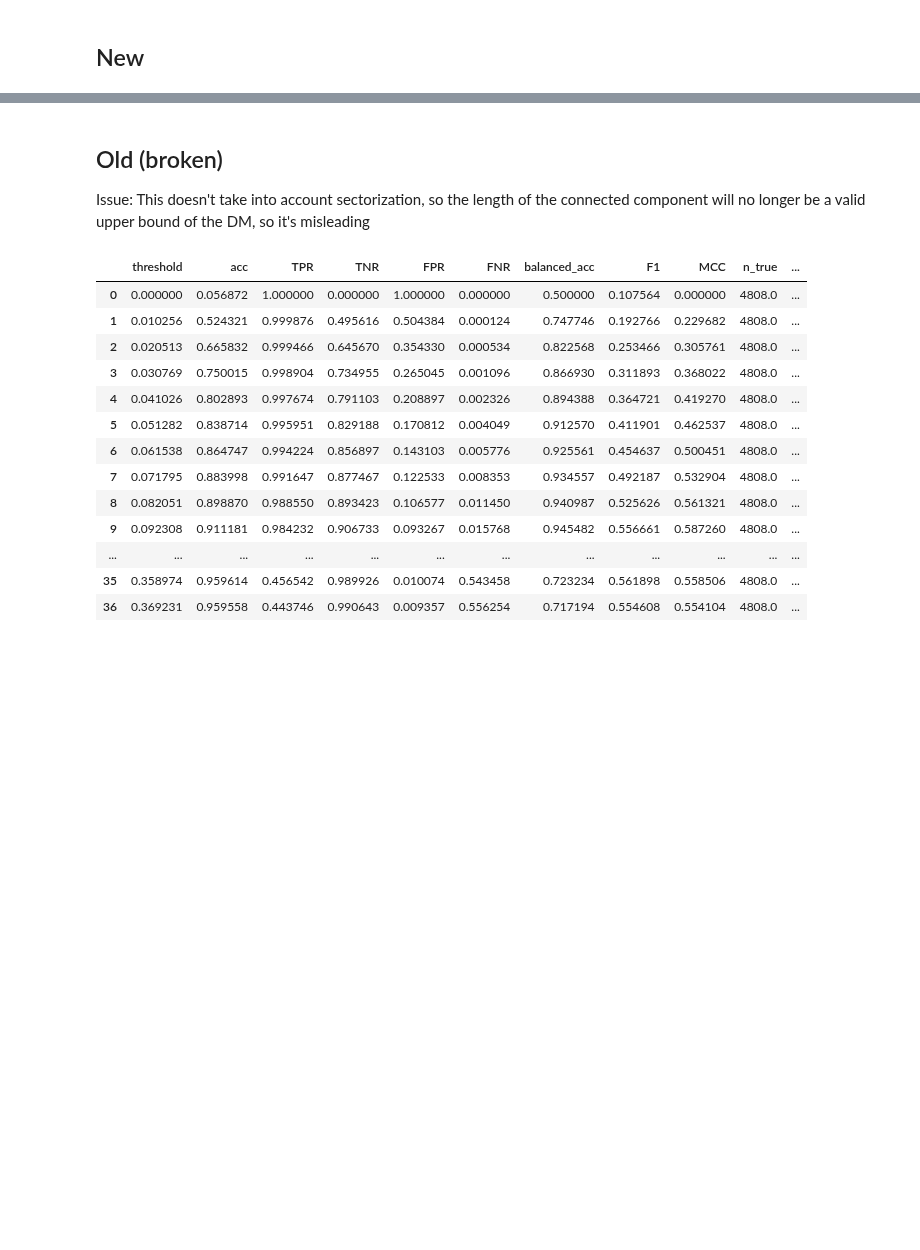
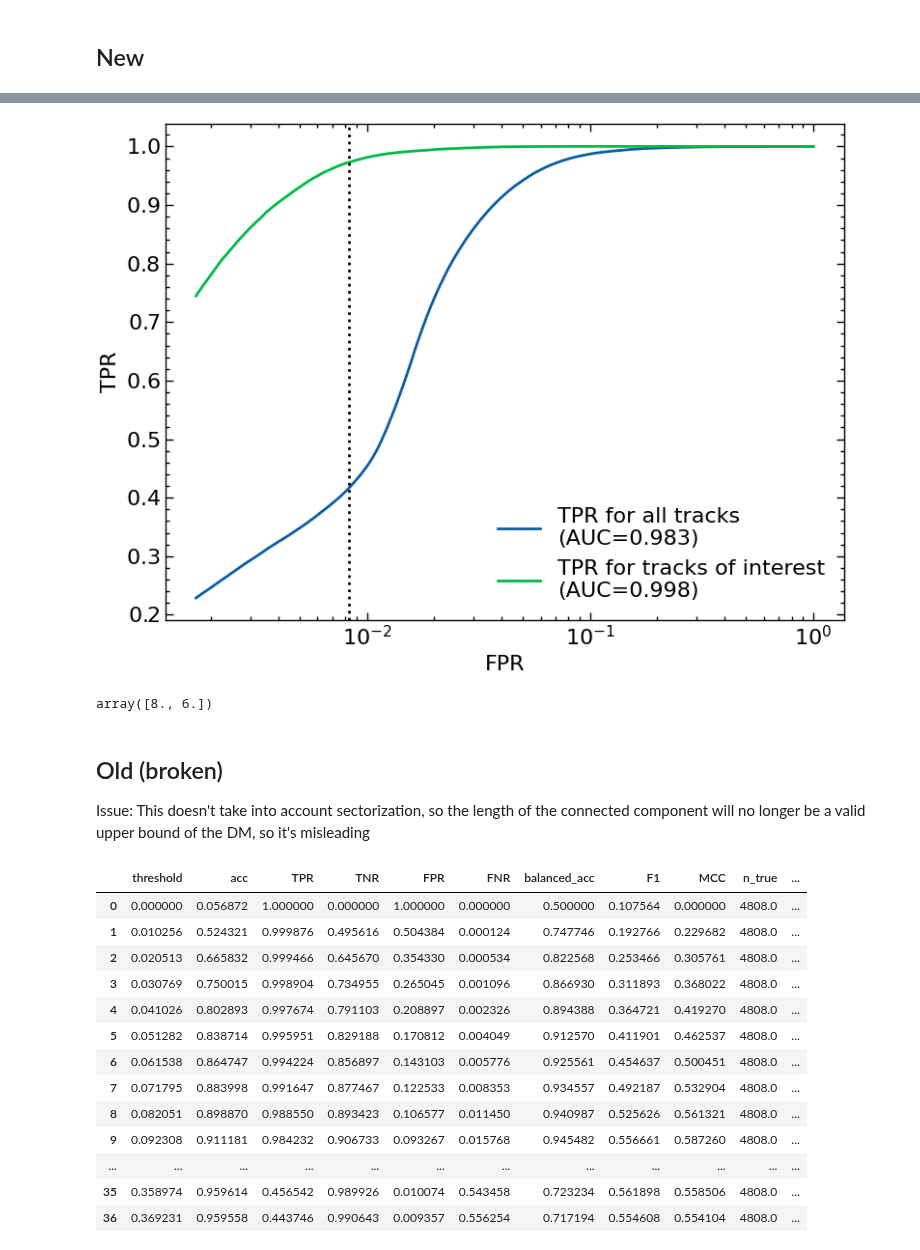
Before and after one commit to gnn-tracking/klieret-gnn-tracking-experiments, a Jupyter notebook: notebooks/0570_find_legacy_ef_cutoff.ipynb, the cells around one changed output, grey strips where cells are left out. Cells and saved outputs as stored; diff of their text form; code cells hidden in the pictures; blank space fills up the shorter version.

```diff
--- a/notebooks/0570_find_legacy_ef_cutoff.ipynb
+++ b/notebooks/0570_find_legacy_ef_cutoff.ipynb
@@ -198,0 +183,2 @@ tpip.ax.axvline(0.3, color="black", ls=":")
+# %%
+this_df = df[np.isclose(df["threshold"],0.35)]
@@ -198,0 +192,2 @@ tpip.ax.axvline(0.3, color="black", ls=":")
+# %%
+fpr_thld_cut = this_df["FPR"].item()
@@ -199,3 +199,20 @@ tpip.ax.axvline(0.3, color="black", ls=":")
+# %%
+fig, ax = plt.subplots()
+ax.plot("FPR", "TPR", data=df, label=f"TPR for all tracks\n(AUC={default_roc_auc:.3f})")
+ax.plot("FPR", "TPR_thld", data=df, label=f"TPR for tracks of interest\n(AUC={interest_roc_auc:.3f})")
+ax.set_xscale("log")
+ax.set_xlabel("FPR")
+ax.set_ylabel("TPR")
+ax.axvline(fpr_thld_cut, c="k", ls=":")
+ax.legend()
+fig.tight_layout()
+fig.savefig("ef_roc.pdf");
+# %% [output]
+[figure, added]
+# %%
+fig.get_size_inches()
+# %% [output]
+array([8., 6.])
 # %% [markdown]
 ## Old (broken)
 
```
Also changed, not shown: parts of 10 cells of this notebook.
